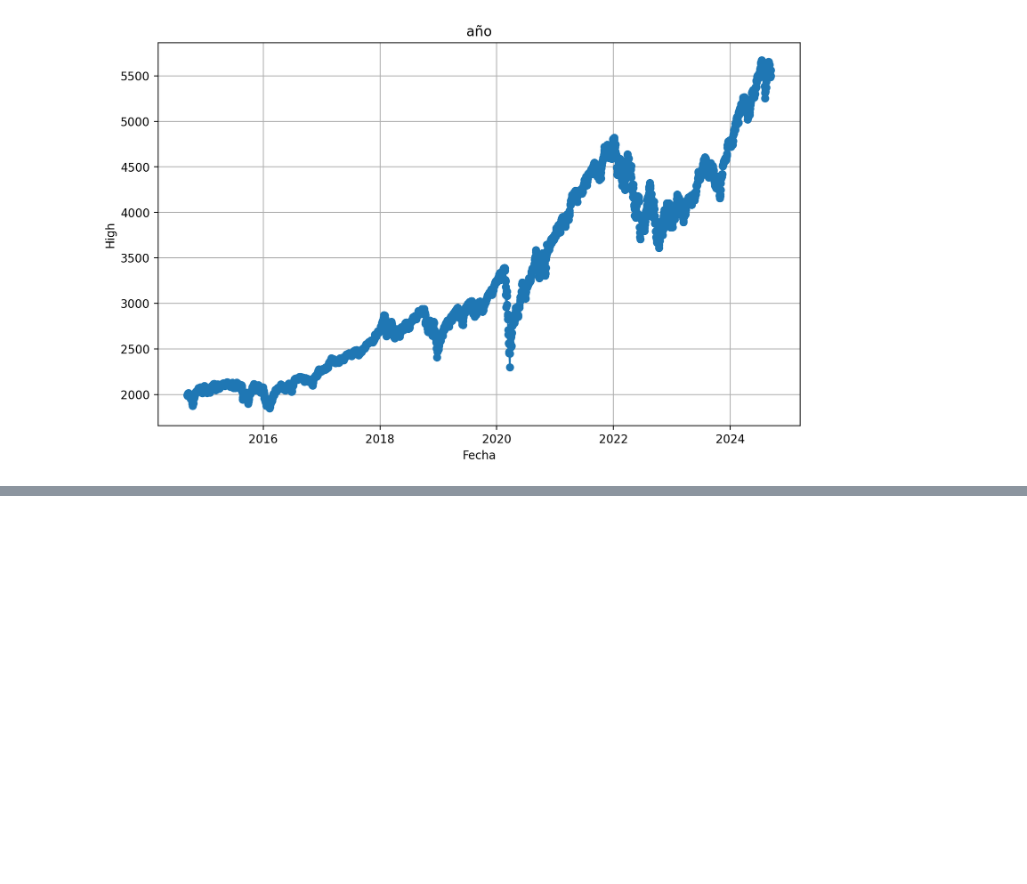
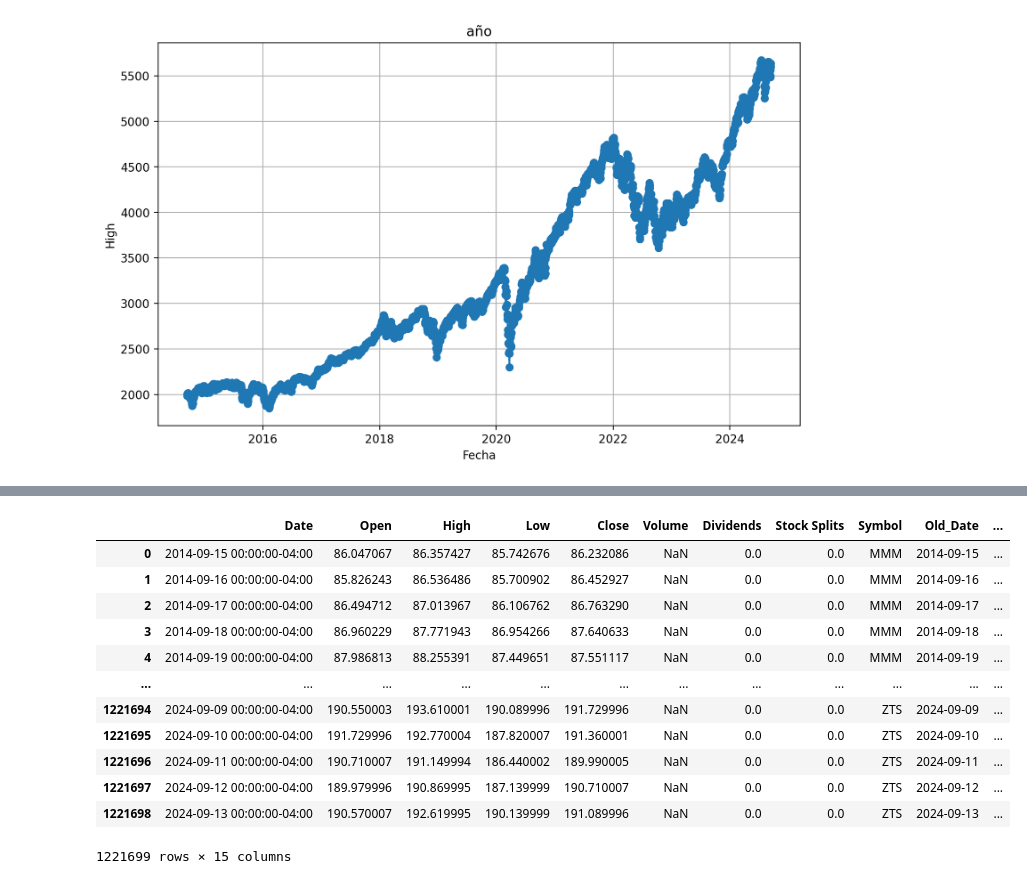
Before and after one commit to luisfer2405/PI_Hr_ANALYTICS, a Jupyter notebook: ANALYCIS_2024.ipynb, the cells around one changed output, grey strips where cells are left out. Cells and saved outputs as stored; diff of their text form; code cells hidden in the pictures; blank space fills up the shorter version.

```diff
--- a/ANALYCIS_2024.ipynb
+++ b/ANALYCIS_2024.ipynb
@@ -196,0 +99,57 @@ GEHC: Period '10y' is invalid, must be one of ['1d', '5d', '1mo', '3mo', '6mo',
+# %%
+sp500_data['Date'] = sp500_data.index
+sp500_data['Date'] = pd.to_datetime(sp500_data['Date']).dt.strftime('%Y-%m-%d')
+
+# Convertir la columna 'fecha' a tipo datetime
+sp500_data['Date'] = pd.to_datetime(sp500_data['Date'])
+
+# Separar la columna en año, mes y día
+sp500_data['año'] = sp500_data['Date'].dt.year
+sp500_data['mes'] = sp500_data['Date'].dt.month
+sp500_data['día'] = sp500_data['Date'].dt.day
+# %%
+sp500_data = sp500_data.rename(columns={"Date": "Old_Date"})  # Renombrar la columna "Date"
+sp500_data = sp500_data.reset_index()  # Reinicia el índice
+# %%
+
+def get_candle_type(price):
+    if pd.isna(price["Close"]) or pd.isna(price["Open"]):
+        return "undefined"  # Manejar valores NaN
+    if price["Close"] > price["Open"]:
+        return "bullish"
+    elif price["Close"] < price["Open"]:
+        return "bearish"
+    return "undefined"
+
+
+
+def adjust_candle_delta(row):
+    type_ = row.get("Type", "undefined")
+    delta = row.get("Delta", None)
+    if delta is None:
+        return None
+    if type_ == "bullish":
+        return delta
+    elif type_ == "bearish":
+        return -delta
+
+    return None  # Si el tipo es 'undefined', devuelve None
+# %%
+sp500_data["Type"]  = sp500_data.apply(lambda row: get_candle_type(row), axis=1)
+sp500_data["Delta"] = sp500_data.apply(lambda row: adjust_candle_delta(row), axis=1)
+# %%
+sp500_data
+# %% [output]
+|  | Date | Open | High | Low | Close | Volume | Dividends | Stock Splits | Symbol | Old_Date | ... |
+| 0 | 2014-09-15 00:00:00-04:00 | 86.047067 | 86.357427 | 85.742676 | 86.232086 | NaN | 0.0 | 0.0 | MMM | 2014-09-15 | ... |
+| 1 | 2014-09-16 00:00:00-04:00 | 85.826243 | 86.536486 | 85.700902 | 86.452927 | NaN | 0.0 | 0.0 | MMM | 2014-09-16 | ... |
+| 2 | 2014-09-17 00:00:00-04:00 | 86.494712 | 87.013967 | 86.106762 | 86.763290 | NaN | 0.0 | 0.0 | MMM | 2014-09-17 | ... |
+| 3 | 2014-09-18 00:00:00-04:00 | 86.960229 | 87.771943 | 86.954266 | 87.640633 | NaN | 0.0 | 0.0 | MMM | 2014-09-18 | ... |
+| 4 | 2014-09-19 00:00:00-04:00 | 87.986813 | 88.255391 | 87.449651 | 87.551117 | NaN | 0.0 | 0.0 | MMM | 2014-09-19 | ... |
+| ... | ... | ... | ... | ... | ... | ... | ... | ... | ... | ... | ... |
+| 1221694 | 2024-09-09 00:00:00-04:00 | 190.550003 | 193.610001 | 190.089996 | 191.729996 | NaN | 0.0 | 0.0 | ZTS | 2024-09-09 | ... |
+| 1221695 | 2024-09-10 00:00:00-04:00 | 191.729996 | 192.770004 | 187.820007 | 191.360001 | NaN | 0.0 | 0.0 | ZTS | 2024-09-10 | ... |
+| 1221696 | 2024-09-11 00:00:00-04:00 | 190.710007 | 191.149994 | 186.440002 | 189.990005 | NaN | 0.0 | 0.0 | ZTS | 2024-09-11 | ... |
+| 1221697 | 2024-09-12 00:00:00-04:00 | 189.979996 | 190.869995 | 187.139999 | 190.710007 | NaN | 0.0 | 0.0 | ZTS | 2024-09-12 | ... |
+| 1221698 | 2024-09-13 00:00:00-04:00 | 190.570007 | 192.619995 | 190.139999 | 191.089996 | NaN | 0.0 | 0.0 | ZTS | 2024-09-13 | ... |
+1221699 rows × 15 columns
```
Also changed, not shown: parts of 3 cells of this notebook, 1 other file.
